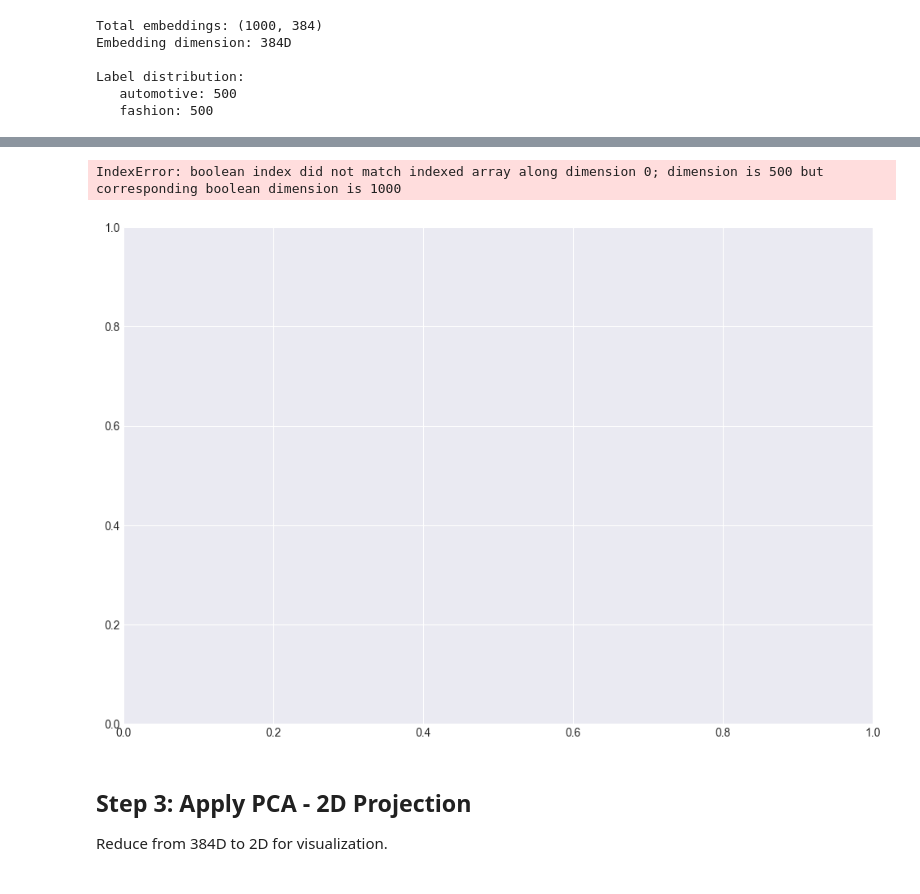
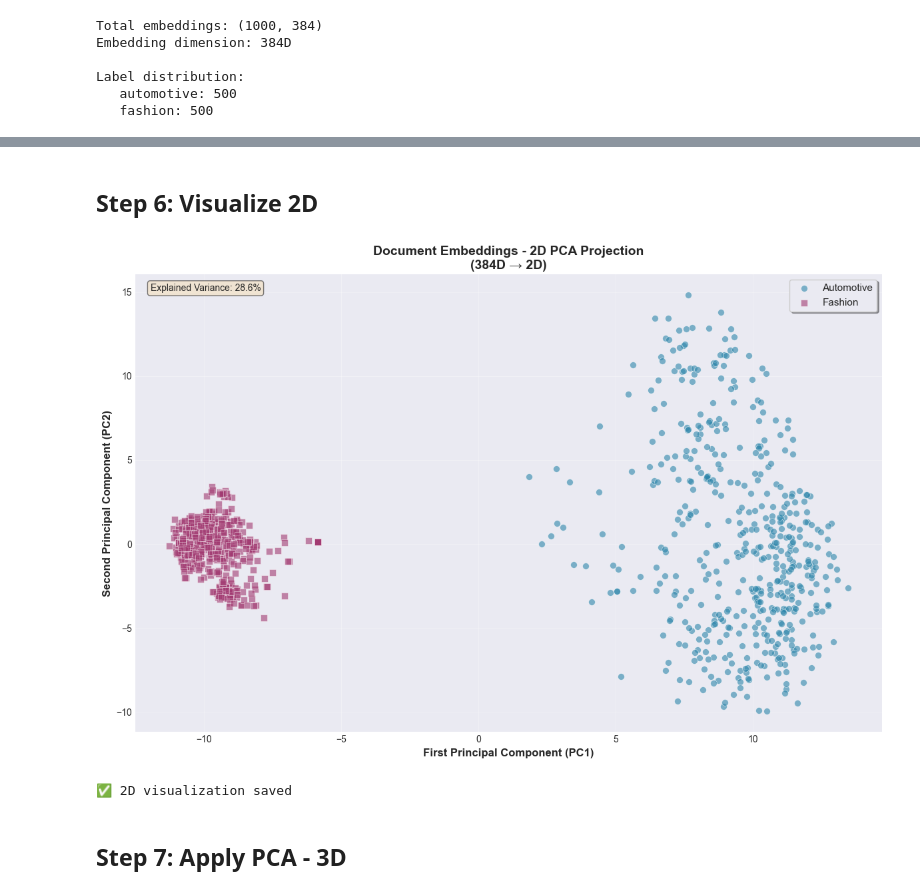
Before and after one commit to miraccanince/FlexiRAG, a Jupyter notebook: notebooks/07_pca_visualization.ipynb, the cells around one changed output, grey strips where cells are left out. Cells and saved outputs as stored; diff of their text form; code cells hidden in the pictures.

```diff
--- a/notebooks/07_pca_visualization.ipynb
+++ b/notebooks/07_pca_visualization.ipynb
@@ -46,0 +51,23 @@ Initializing ChromaDB at: ../chroma_db
+# %%
+# Sample documents from each domain
+SAMPLE_SIZE_PER_DOMAIN = 500
+
+print(f"Sampling {SAMPLE_SIZE_PER_DOMAIN} documents per domain...")
+
+# Get automotive documents
+auto_data = collection.get(
+    where={"domain": "automotive"},
+    limit=SAMPLE_SIZE_PER_DOMAIN,
+    include=["embeddings", "metadatas"]
+)
+
+# Get fashion documents
+fashion_data = collection.get(
+    where={"domain": "fashion"},
+    limit=SAMPLE_SIZE_PER_DOMAIN,
+    include=["embeddings", "metadatas"]
+)
+
+print(f"✅ Sampled data:")
+print(f"   Automotive: {len(auto_data['embeddings'])} documents")
+print(f"   Fashion: {len(fashion_data['embeddings'])} documents")
@@ -72,53 +132,50 @@ Combine embeddings and labels.
+# %% [markdown]
+## Step 6: Visualize 2D
 # %%
 # Create figure
 fig, ax = plt.subplots(figsize=(12, 8))
 
-# Plot each domain with different colors
+# Colors and markers
 colors = {'automotive': '#2E86AB', 'fashion': '#A23B72'}
 markers = {'automotive': 'o', 'fashion': 's'}
 
+# Plot each domain
 for domain in ['automotive', 'fashion']:
-    # Get indices for this domain
     mask = np.array([l == domain for l in labels])
 
-    # Plot - use mask correctly with embeddings_2d
-    x = embeddings_2d[mask, 0]
-    y = embeddings_2d[mask, 1]
-
     ax.scatter(
-        x, y,
+        embeddings_2d[mask, 0],
+        embeddings_2d[mask, 1],
         c=colors[domain],
         marker=markers[domain],
         label=domain.capitalize(),
         alpha=0.6,
         s=50,
         edgecolors='white',
         linewidth=0.5
     )
 
 # Formatting
 ax.set_xlabel('First Principal Component (PC1)', fontsize=12, fontweight='bold')
 ax.set_ylabel('Second Principal Component (PC2)', fontsize=12, fontweight='bold')
-ax.set_title('Document Embeddings - 2D PCA Projection\\n(384D → 2D)', fontsize=14, fontweight='bold')
+ax.set_title('Document Embeddings - 2D PCA Projection\n(384D → 2D)', fontsize=14, fontweight='bold')
 ax.legend(loc='best', fontsize=11, frameon=True, shadow=True)
 ax.grid(True, alpha=0.3)
 
 # Add variance info
 variance_text = f"Explained Variance: {sum(pca_2d.explained_variance_ratio_)*100:.1f}%"
 ax.text(0.02, 0.98, variance_text, transform=ax.transAxes,
         fontsize=10, verticalalignment='top',
         bbox=dict(boxstyle='round', facecolor='wheat', alpha=0.5))
 
 plt.tight_layout()
 plt.savefig('../visualizations/pca_2d.png', dpi=300, bbox_inches='tight')
 plt.show()
 
-print("\\n✅ 2D visualization saved to: visualizations/pca_2d.png")
+print("✅ 2D visualization saved")
 # %% [output]
+[figure, new version]
-IndexError: boolean index did not match indexed array along dimension 0; dimension is 500 but corresponding boolean dimension is 1000
+✅ 2D visualization saved
-[figure, old version]
-# %% [markdown]
-## Step 3: Apply PCA - 2D Projection
-
-Reduce from 384D to 2D for visualization.
+# %% [markdown]
+## Step 7: Apply PCA - 3D
 # %%
```
Also changed, not shown: parts of 23 cells of this notebook, 9 other files.
